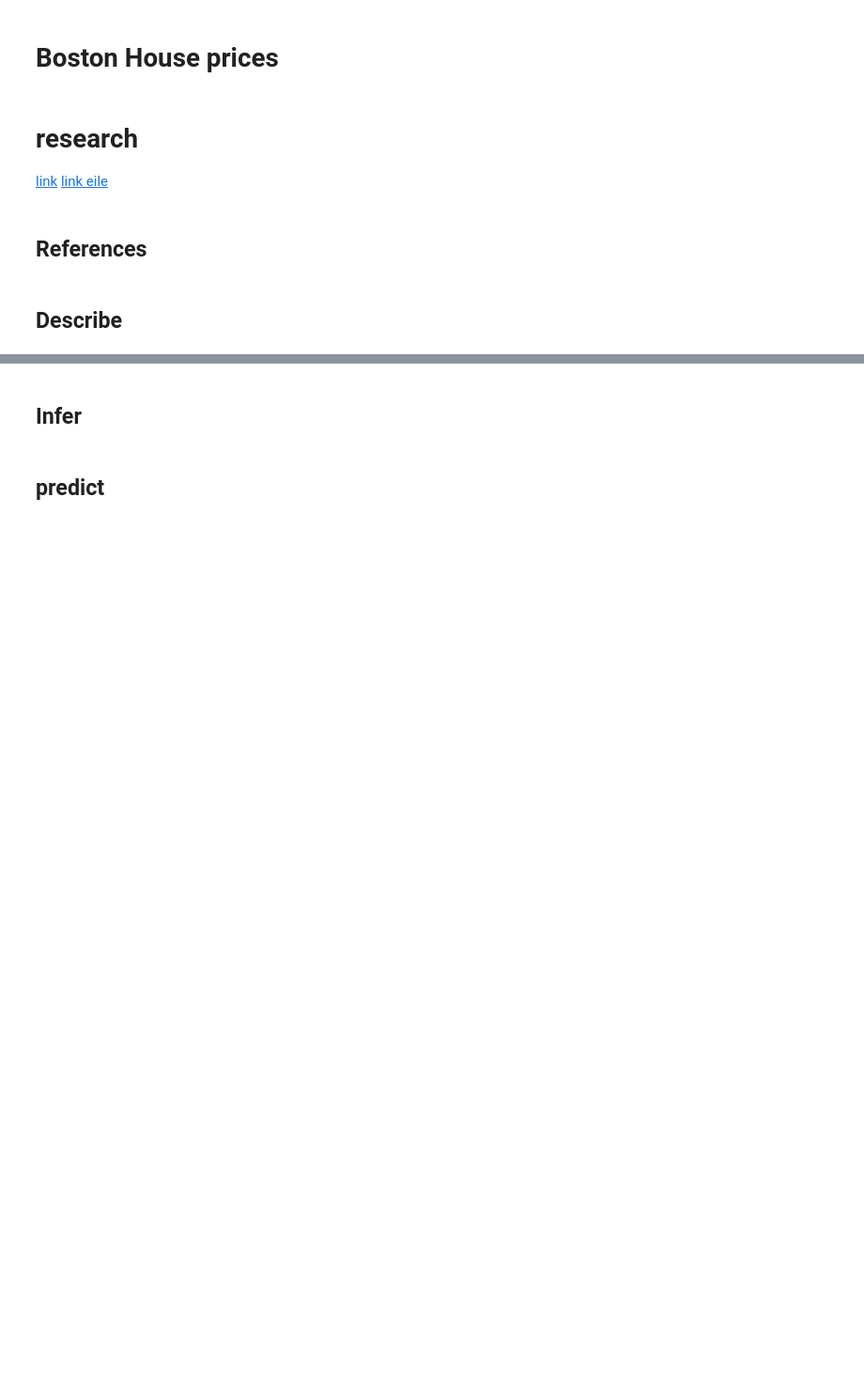
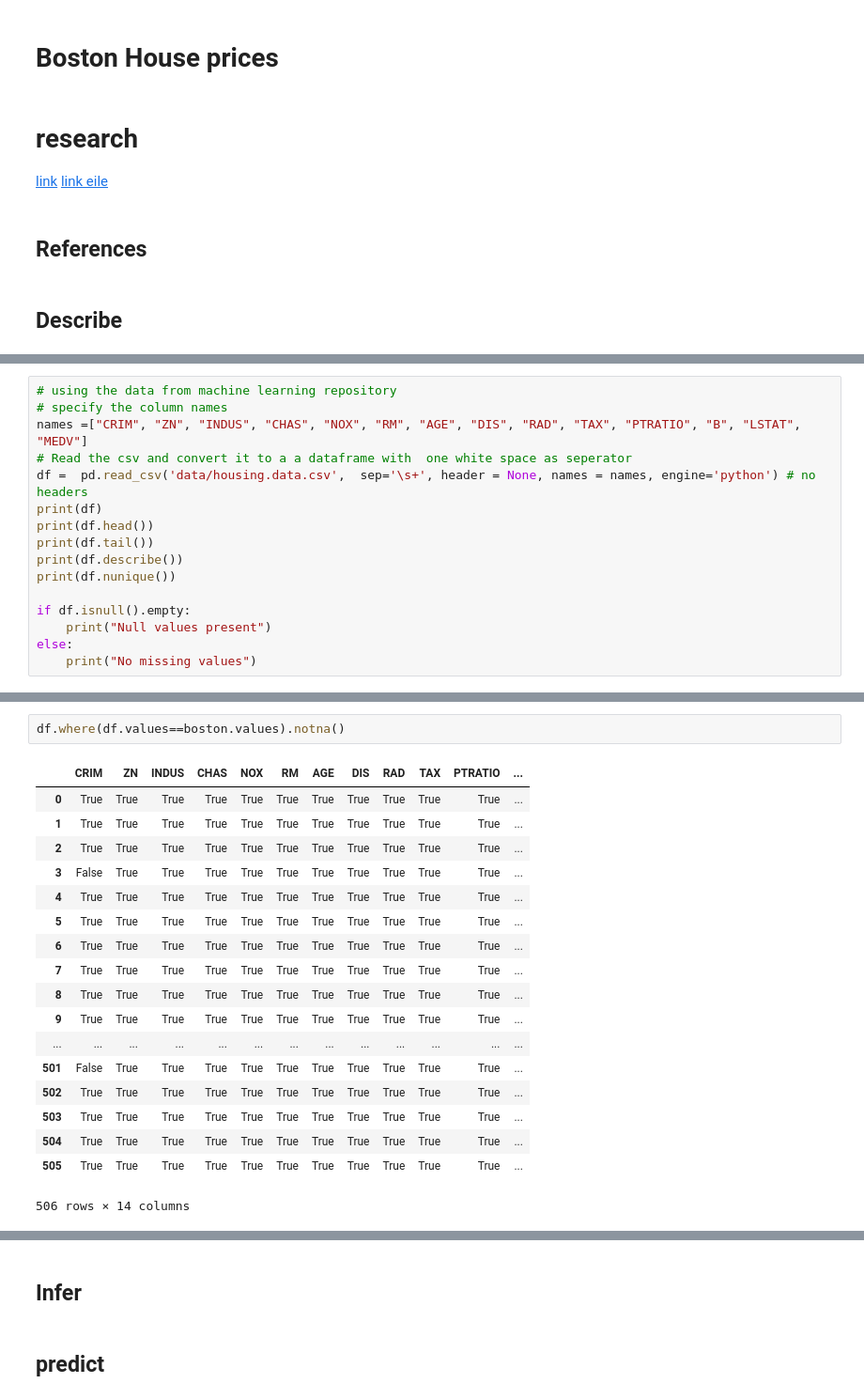
Before and after one commit to Osheah/boston-house-prices, a Jupyter notebook: Boston House Prices.ipynb, the cells around one changed output, grey strips where cells are left out. Shown at 94% size. Saved outputs shown, nothing was run; the diff lists cells and outputs as text; blank space fills up the shorter version.

Commit message:
imported csv and boston data plus descriptive stats

```diff
--- a/Boston House Prices.ipynb
+++ b/Boston House Prices.ipynb
@@ -115,0 +56,16 @@ data
+# %%
+# using the data from machine learning repository
+# specify the column names
+names =["CRIM", "ZN", "INDUS", "CHAS", "NOX", "RM", "AGE", "DIS", "RAD", "TAX", "PTRATIO", "B", "LSTAT", "MEDV"]
+# Read the csv and convert it to a a dataframe with  one white space as seperator
+df =  pd.read_csv('data/housing.data.csv',  sep='\s+', header = None, names = names, engine='python') # no headers
+print(df)
+print(df.head())
+print(df.tail())
+print(df.describe())
+print(df.nunique())
+
+if df.isnull().empty:
+    print("Null values present")
+else:
+    print("No missing values")
@@ -115,0 +155,21 @@ data
+# %%
+df.where(df.values==boston.values).notna()
+# %% [output]
+|  | CRIM | ZN | INDUS | CHAS | NOX | RM | AGE | DIS | RAD | TAX | PTRATIO | ... |
+| 0 | True | True | True | True | True | True | True | True | True | True | True | ... |
+| 1 | True | True | True | True | True | True | True | True | True | True | True | ... |
+| 2 | True | True | True | True | True | True | True | True | True | True | True | ... |
+| 3 | False | True | True | True | True | True | True | True | True | True | True | ... |
+| 4 | True | True | True | True | True | True | True | True | True | True | True | ... |
+| 5 | True | True | True | True | True | True | True | True | True | True | True | ... |
+| 6 | True | True | True | True | True | True | True | True | True | True | True | ... |
+| 7 | True | True | True | True | True | True | True | True | True | True | True | ... |
+| 8 | True | True | True | True | True | True | True | True | True | True | True | ... |
+| 9 | True | True | True | True | True | True | True | True | True | True | True | ... |
+| ... | ... | ... | ... | ... | ... | ... | ... | ... | ... | ... | ... | ... |
+| 501 | False | True | True | True | True | True | True | True | True | True | True | ... |
+| 502 | True | True | True | True | True | True | True | True | True | True | True | ... |
+| 503 | True | True | True | True | True | True | True | True | True | True | True | ... |
+| 504 | True | True | True | True | True | True | True | True | True | True | True | ... |
+| 505 | True | True | True | True | True | True | True | True | True | True | True | ... |
+506 rows × 14 columns
```
Also changed, not shown: parts of 18 cells of this notebook.
